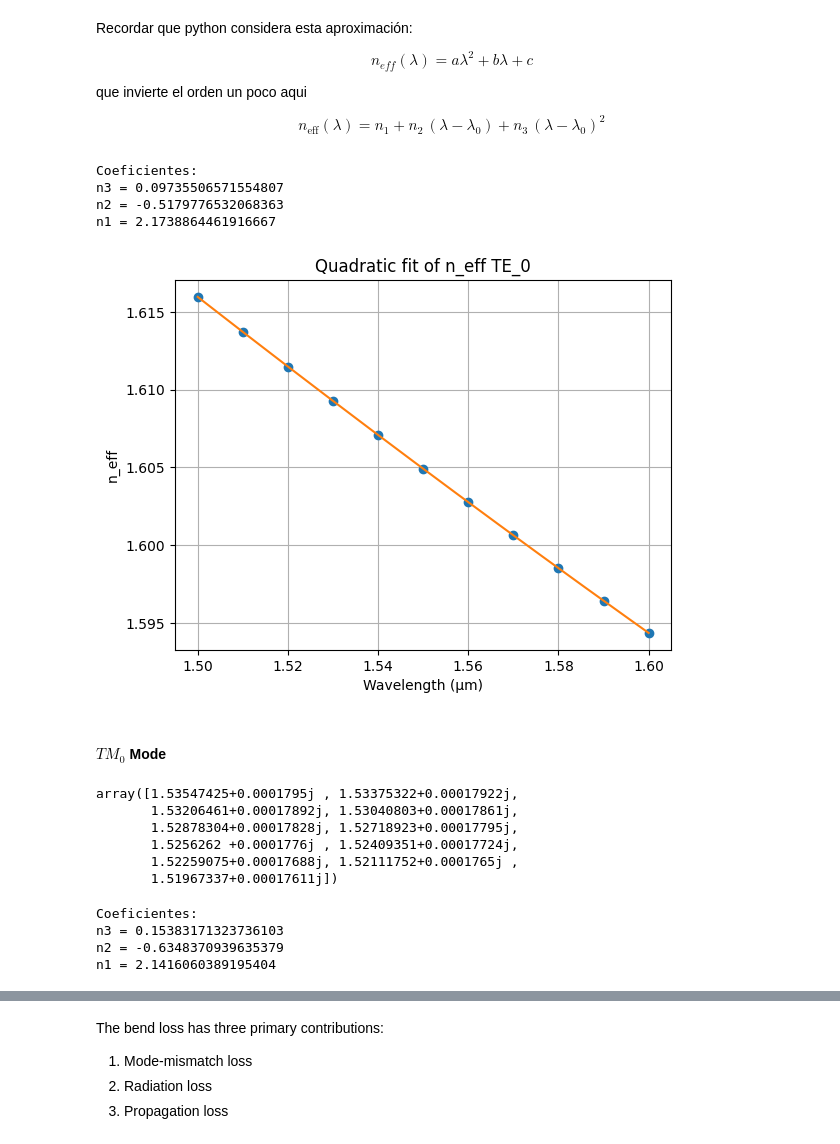
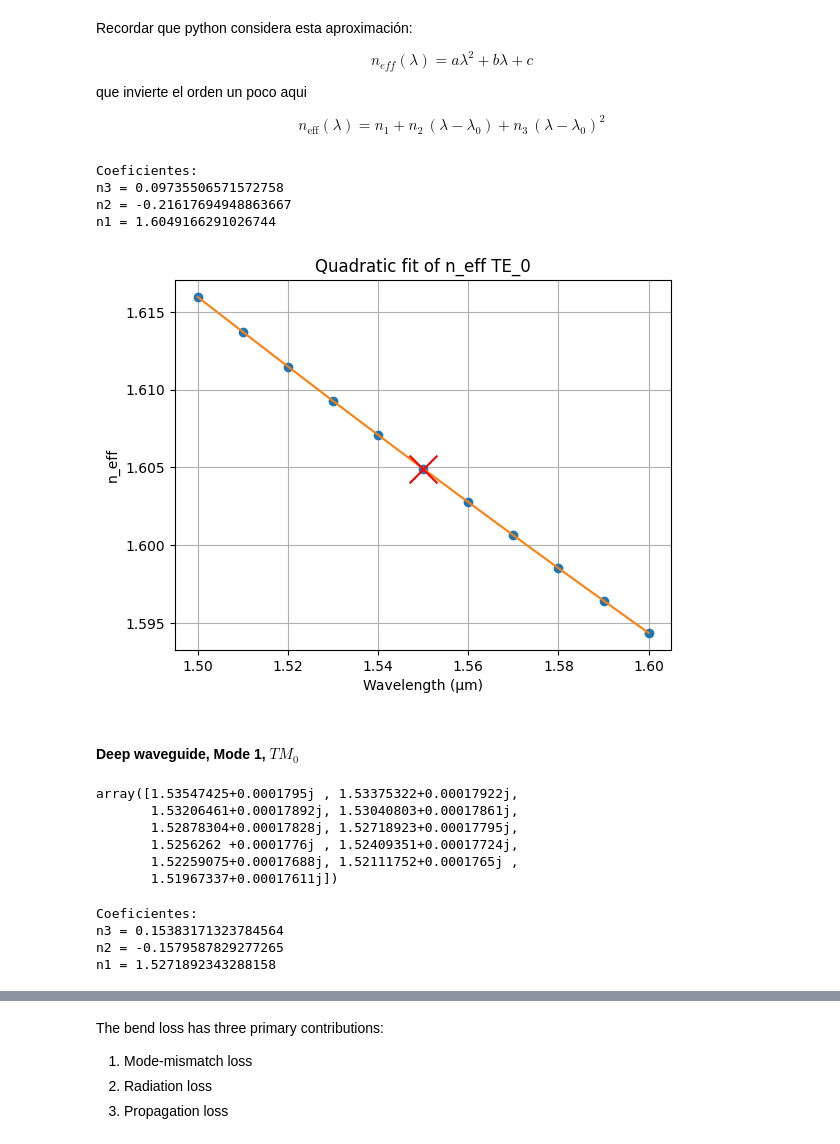
Before and after one commit to niospinamev2/pic-upv-lab1, a Jupyter notebook: WAVEGUIDES_Student.ipynb, the cells around one changed output, grey strips where cells are left out. Saved outputs shown, nothing was run; the diff lists cells and outputs as text; code cells hidden in the pictures.

```diff
--- a/WAVEGUIDES_Student.ipynb
+++ b/WAVEGUIDES_Student.ipynb
@@ -305,7 +305,10 @@ deep_neff = data["neff"] # deep_neff[:, 0] = TE_0
 
 data = np.load("neff_data_shallow.npy", allow_pickle=True).item()
 
+
+lambda0 = 1.55
 wavelength = data["wavelength"]
+wavelengthshift = wavelength-lambda0
 shallow_neff = data["neff"] # deep_neff[:, 0] = TE_0
 # %% [markdown]
 ### Compact model deep waveguide
@@ -332,7 +335,7 @@ n_\mathrm{eff}(\lambda)
 = n_{1} + n_{2}\,(\lambda-\lambda_{0}) + n_{3}\,(\lambda-\lambda_{0})^{2}
 $$
 # %%
-coeffs = np.polyfit(wavelength, deep_neff[:, 0].real, 2)
+coeffs = np.polyfit(wavelengthshift, deep_neff[:, 0].real, 2)
 
 n3, n2, n1 = coeffs
 
@@ -342,26 +345,27 @@ print("n2 =", n2)
 print("n1 =", n1)
 # %% [output]
 Coeficientes:
-n3 = 0.09735506571554807
-n2 = -0.5179776532068363
-n1 = 2.1738864461916667
+n3 = 0.09735506571572758
+n2 = -0.21617694948863667
+n1 = 1.6049166291026744
 # %%
 # Evaluar el polinomio
-x_fit = np.linspace(wavelength.min(), wavelength.max(), 200)
+x_fit = np.linspace(wavelengthshift.min(), wavelengthshift.max(), 200)
 y_fit = np.polyval(coeffs, x_fit)
 
 plt.figure()
+plt.scatter(lambda0, n1, s=400, marker='x', color='red',zorder=5)
 plt.plot(wavelength, deep_neff[:, 0], 'o')
-plt.plot(x_fit, y_fit)
+plt.plot(x_fit+lambda0, y_fit)
 plt.xlabel("Wavelength (µm)")
 plt.ylabel("n_eff")
 plt.title("Quadratic fit of n_eff TE_0")
 plt.grid(True)
 plt.show()
 # %% [output]
-[figure, old version]
+[figure, new version]
-# %% [markdown]
-#### $TM_0$ Mode
+# %% [markdown]
+#### Deep waveguide, Mode 1, $TM_0$
 # %%
 deep_neff[:, 1] # TM_0
 # %% [output]
@@ -372,7 +376,7 @@ array([1.53547425+0.0001795j , 1.53375322+0.00017922j,
        1.52259075+0.00017688j, 1.52111752+0.0001765j ,
        1.51967337+0.00017611j])
 # %%
-coeffs = np.polyfit(wavelength, deep_neff[:, 1].real, 2)
+coeffs = np.polyfit(wavelengthshift, deep_neff[:, 1].real, 2)
 
 n3, n2, n1 = coeffs
 
@@ -382,6 +386,6 @@ print("n2 =", n2)
 print("n1 =", n1)
 # %% [output]
 Coeficientes:
-n3 = 0.15383171323736103
-n2 = -0.6348370939635379
-n1 = 2.1416060389195404
+n3 = 0.15383171323784564
+n2 = -0.1579587829277265
+n1 = 1.5271892343288158
```
Also changed, not shown: parts of 15 cells of this notebook.
